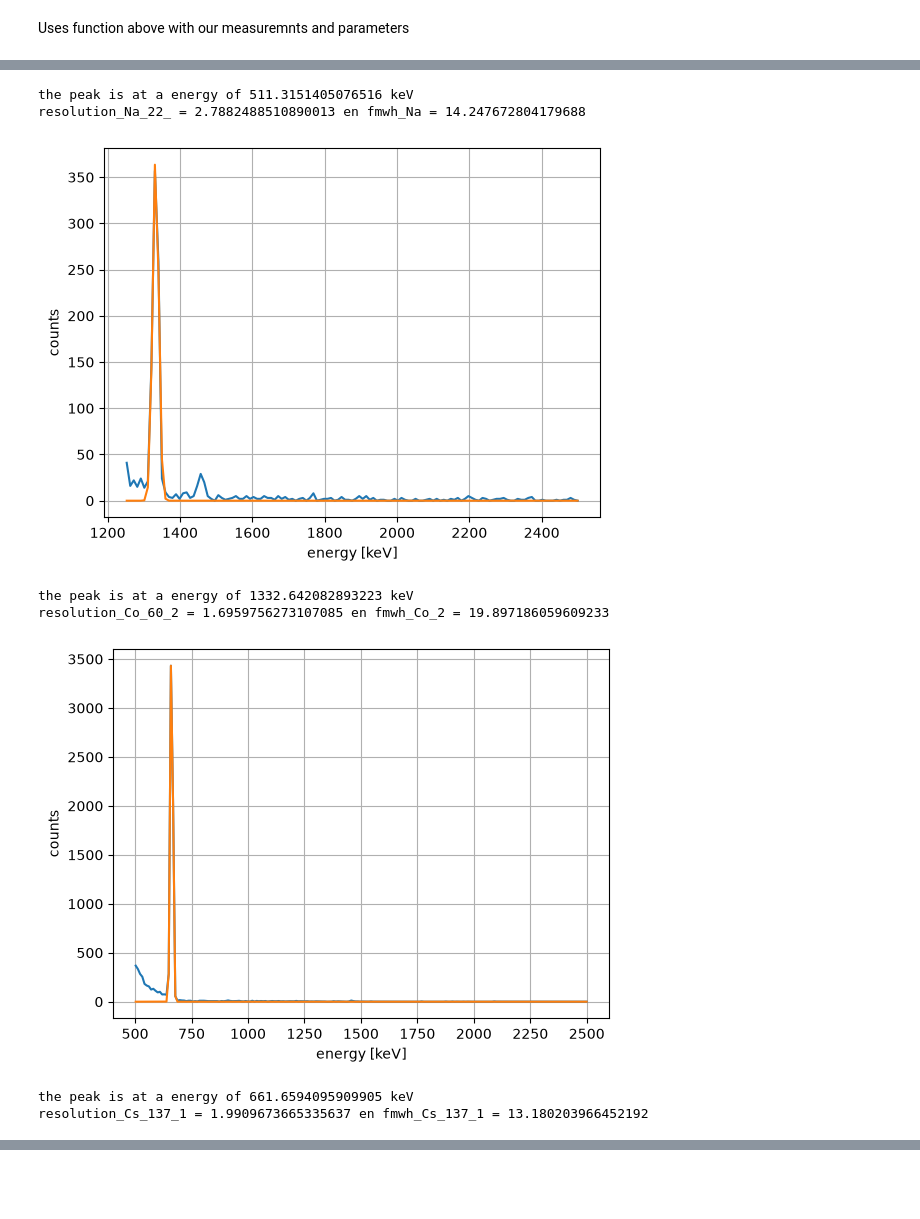
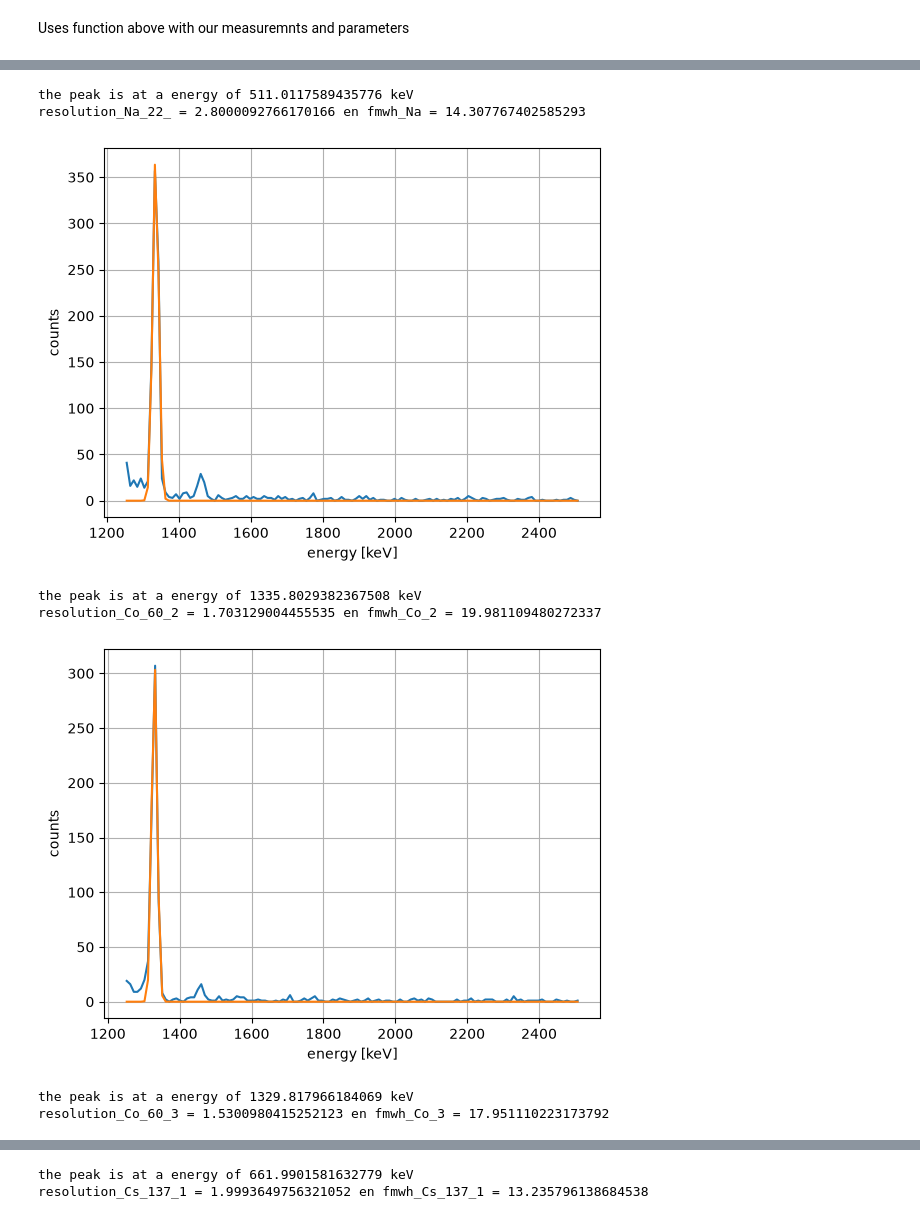
Before and after one commit to edwarddrenth/NSP2-particle-physics, a Jupyter notebook: fit.ipynb, the cells around one changed output, grey strips where cells are left out. Drawn from its saved outputs; the diff is of its cells as text; code cells hidden in the pictures; blank space fills up the shorter version.

Commit message:
error on energy added

```diff
--- a/fit.ipynb
+++ b/fit.ipynb
@@ -52,18 +52,22 @@ def fitten_pulseheight(file, cutoff1, cutoff2):
 Uses function above with our measuremnts and parameters
 # %%
 
-pulseheight_Na, fwhm_Na, pulseheight_list_Na, counts_Na = fitten_pulseheight(
+pulseheight_Na, std_Na, pulseheight_list_Na, counts_Na = fitten_pulseheight(
     "calibration_HPGE/spectrum_Na_22_2", 190,400
 )
-pulseheight_Cs1, fwhm_Cs1, pulse_height_list_Cs1, counts_Cs1 = fitten_pulseheight(
+pulseheight_Cs1, std_Cs1, pulse_height_list_Cs1, counts_Cs1 = fitten_pulseheight(
     "calibration_HPGE/spectrum_Cs_137_1", 200,1000
 )
 
-pulseheight_Co2, fwhm_C02, pulseheight_list_Co2, counts_Co2 = fitten_pulseheight(
+pulseheight_Co2, std_Co2, pulseheight_list_Co2, counts_Co2 = fitten_pulseheight(
     "calibration_HPGE/spectrum_Co_60_2", 500,1000
 )
+
+pulseheight_Co3, std_Co3, pulseheight_list_Co3, counts_Co3 = fitten_pulseheight(
+    "spectrum_Co_60_3_semiconductor", 500,1000
+)
 pulseheight_array = np.array(
-    [pulseheight_Na, pulseheight_Cs1, pulseheight_Co2]
+    [pulseheight_Na, pulseheight_Cs1, pulseheight_Co2, pulseheight_Co3]
 )
 # %% [output]
 area= 2990.1212101654824
@@ -78,8 +85,8 @@ the peak is at a pulsheight of 533.0052019083884 mV
 # %%
 # energy from literature
-Energy_list = [510.99, 662, 1332.5]
+Energy_list = [510.99, 662, 1332.5, 1332.5]
 Energy_array = np.array(Energy_list)
-pulseheight_fwhm = np.array([fwhm_Na, fwhm_Cs1, fwhm_C02])
+pulseheight_std = np.array([std_Na, std_Cs1, std_Co2, std_Co3])
 
 # model for fit
 def linear_mod(x, a, b):
@@ -87,7 +94,7 @@ def linear_mod(x, a, b):
 
 mod = lmfit.Model(linear_mod)
 fit_result = mod.fit(
-    Energy_array, a=5, b=0, x=pulseheight_array, weights=1 / pulseheight_fwhm
+    Energy_array, a=5, b=0, x=pulseheight_array, weights=1 / pulseheight_std
 )
 
 # fit report and values for a and b
@@ -103,7 +110,7 @@ print(f"b = {b}")
 x = np.linspace(0, 600, 100)
 y = a * x + b
 
-plt.errorbar(pulseheight_array, Energy_array, xerr=pulseheight_fwhm, fmt="o")
+plt.errorbar(pulseheight_array, Energy_array, xerr=pulseheight_std, fmt="o")
 plt.plot(x, y)
 plt.xlabel("pulseheight (mV)")
 plt.ylabel("energy (keV)")
@@ -167,30 +174,34 @@ def fitten_Energy(list_pulseheight, list_counts, a, b):
 
     print(f"the peak is at a energy of {energy_max} keV")
 
-    return uncertainty
+    return uncertainty, energy_max
 # %%
 
 # calculates the resolution of Sodium by taking the half width and the known value and than gives the resolution
-fmwh_Na = fitten_Energy(pulseheight_list_Na, counts_Na, a, b)
+fmwh_Na, energy_Na = fitten_Energy(pulseheight_list_Na, counts_Na, a, b)
 resolution_Na = fmwh_Na / 510.99 * 100
 print(f"resolution_Na_22_ = {resolution_Na} en fmwh_Na = {fmwh_Na}")
 
 # calculates the resolution of Cobalt by taking the half width and the known value and than gives the resolution
-fmwh_Co_2 = fitten_Energy(pulseheight_list_Co2, counts_Co2, a, b)
+fmwh_Co_2, energy_Co_2 = fitten_Energy(pulseheight_list_Co2, counts_Co2, a, b)
 resolution_Co2 = fmwh_Co_2 / 1173.2 * 100
 print(f"resolution_Co_60_2 = {resolution_Co2} en fmwh_Co_2 = {fmwh_Co_2}")
 
+fmwh_Co_3, energy_Co_3 = fitten_Energy(pulseheight_list_Co3, counts_Co3, a, b)
+resolution_Co3 = fmwh_Co_3 / 1173.2 * 100
+print(f"resolution_Co_60_3 = {resolution_Co3} en fmwh_Co_3 = {fmwh_Co_3}")
+
 # calculates the resolution of Cesium by taking the half width and the known value and than gives the resolution
-fmwh_Cs_1 = fitten_Energy(pulse_height_list_Cs1, counts_Cs1, a, b)
+fmwh_Cs_1, energy_Cs_1 = fitten_Energy(pulse_height_list_Cs1, counts_Cs1, a, b)
 resolution_Cs1 = fmwh_Cs_1 / 662 * 100
 print(f"resolution_Cs_137_1 = {resolution_Cs1} en fmwh_Cs_137_1 = {fmwh_Cs_1}")
 # %% [output]
 [figure]
-the peak is at a energy of 511.3151405076516 keV
-resolution_Na_22_ = 2.7882488510890013 en fmwh_Na = 14.247672804179688
+the peak is at a energy of 511.0117589435776 keV
+resolution_Na_22_ = 2.8000092766170166 en fmwh_Na = 14.307767402585293
 [figure]
-the peak is at a energy of 1332.642082893223 keV
-resolution_Co_60_2 = 1.6959756273107085 en fmwh_Co_2 = 19.897186059609233
+the peak is at a energy of 1335.8029382367508 keV
+resolution_Co_60_2 = 1.703129004455535 en fmwh_Co_2 = 19.981109480272337
-[figure, old version]
+[figure, new version]
-the peak is at a energy of 661.6594095909905 keV
-resolution_Cs_137_1 = 1.9909673665335637 en fmwh_Cs_137_1 = 13.180203966452192
+the peak is at a energy of 1329.817966184069 keV
+resolution_Co_60_3 = 1.5300980415252123 en fmwh_Co_3 = 17.951110223173792
@@ -196,0 +209,2 @@ resolution_Cs_137_1 = 1.9909673665335637 en fmwh_Cs_137_1 = 13.180203966452192
+the peak is at a energy of 661.9901581632779 keV
+resolution_Cs_137_1 = 1.9993649756321052 en fmwh_Cs_137_1 = 13.235796138684538
```
Also changed, not shown: parts of 4 cells of this notebook.
